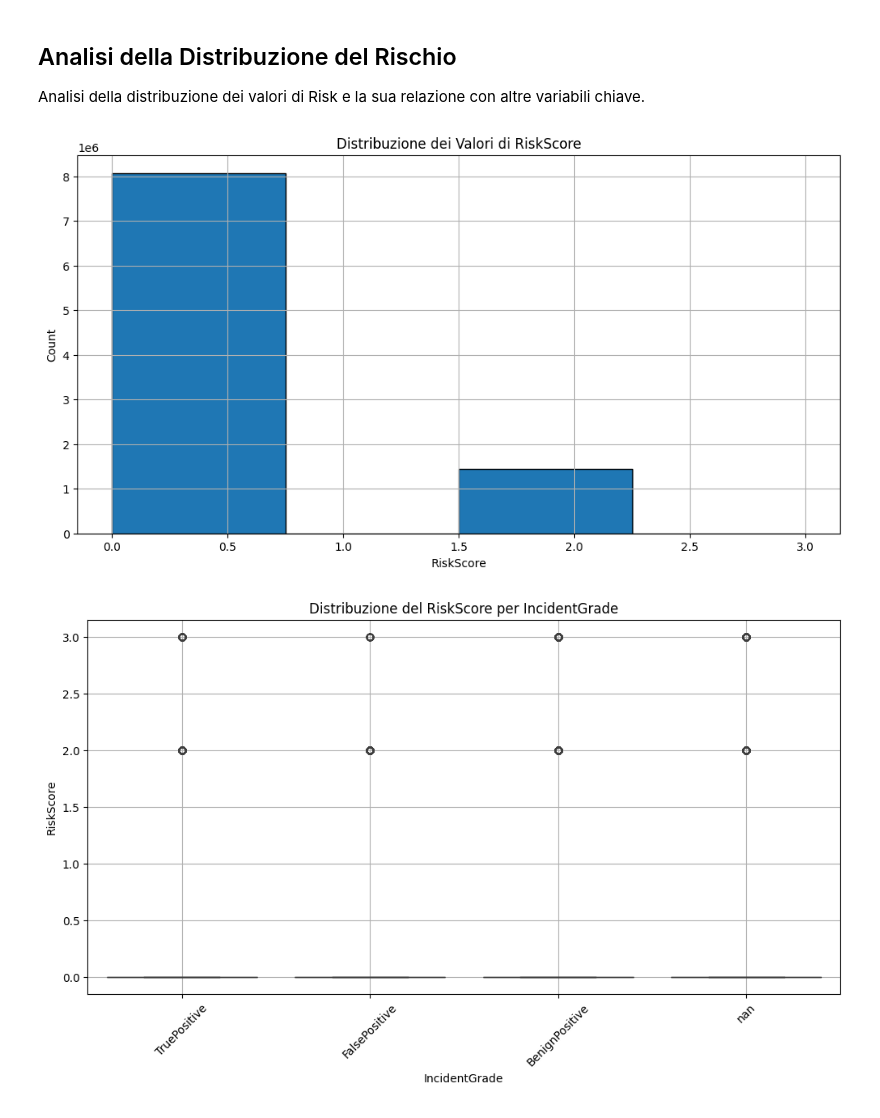
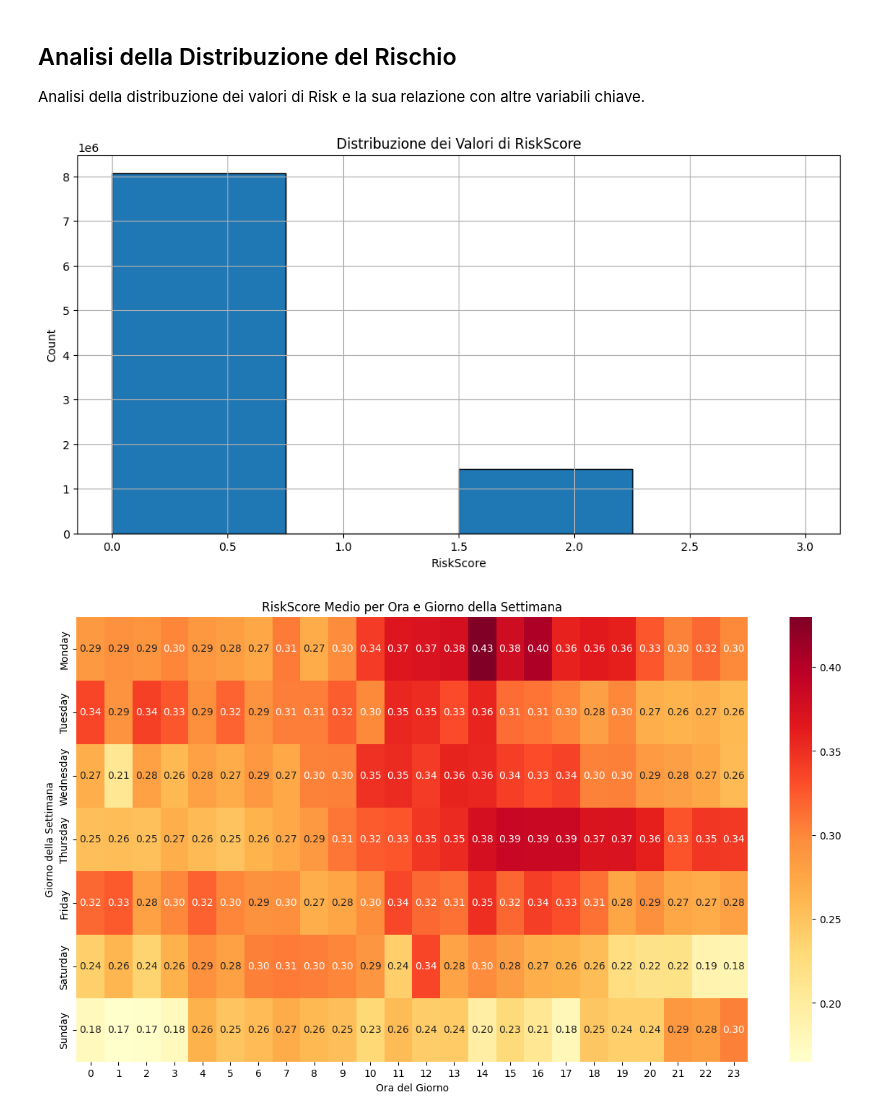
Before and after one commit to DataScience-Golddiggers/Dora-the-Data-Explorer, a Jupyter notebook: notebook/1-Advanced_EDA.ipynb, the cells around one changed output. Cells and saved outputs as stored; diff of their text form; code cells hidden in the pictures.

```diff
--- a/notebook/1-Advanced_EDA.ipynb
+++ b/notebook/1-Advanced_EDA.ipynb
@@ -300,22 +307,6 @@ plt.hist(df['RiskScore'], bins=4, edgecolor='black')
 plt.title('Distribuzione dei Valori di RiskScore')
 plt.xlabel('RiskScore')
 plt.ylabel('Count')
-plt.grid(True)
-plt.show()
-
-# Box plot del RiskScore per IncidentGrade
-plt.figure(figsize=(12, 6))
-sns.boxplot(data=df, x='IncidentGrade', y='RiskScore')
-plt.title('Distribuzione del RiskScore per IncidentGrade')
-plt.xticks(rotation=45)
-plt.grid(True)
-plt.show()
-
-# RiskScore per giorno della settimana
-plt.figure(figsize=(12, 6))
-sns.boxplot(data=df, x='DayOfWeek', y='RiskScore', order=day_order)
-plt.title('Distribuzione del RiskScore per Giorno della Settimana')
-plt.xticks(rotation=45)
 plt.grid(True)
 plt.show()
 
@@ -325,38 +316,32 @@ risk_pivot = df.pivot_table(
     index='DayOfWeek',
     columns='Hour',
     aggfunc='mean'
 ).reindex(day_order)
 
 plt.figure(figsize=(15, 8))
 sns.heatmap(risk_pivot, cmap='YlOrRd', annot=True, fmt='.2f')
 plt.title('RiskScore Medio per Ora e Giorno della Settimana')
 plt.xlabel('Ora del Giorno')
 plt.ylabel('Giorno della Settimana')
 plt.show()
 
 # Statistiche del RiskScore
 print("\nStatistiche del RiskScore:")
 print(df['RiskScore'].describe())
 
 # RiskScore medio per IncidentGrade
 risk_by_grade = df.groupby('IncidentGrade')['RiskScore'].agg(['mean', 'std', 'count']).round(3)
 print("\nRiskScore medio per IncidentGrade:")
 print(risk_by_grade)
 
-# Test statistico per differenze tra gruppi
-from scipy import stats
-print("\nTest statistico (Kruskal-Wallis H-test):")
-groups = [group for _, group in df.groupby('IncidentGrade')['RiskScore']]
-h_stat, p_val = stats.kruskal(*groups)
-print(f"H-statistic: {h_stat:.2f}")
-print(f"p-value: {p_val:.10f}")
+
 
 # Percentuale di record con RiskScore > 0 per ogni IncidentGrade
 print("\nPercentuale di record con RiskScore > 0 per ogni IncidentGrade:")
 risk_percentage = df.groupby('IncidentGrade').apply(
     lambda x: (x['RiskScore'] > 0).mean() * 100
 ).round(2)
 print(risk_percentage)
 # %% [output]
 [figure]
-[figure, old version]
+[figure, new version]
```
Also changed, not shown: parts of 5 cells of this notebook.
